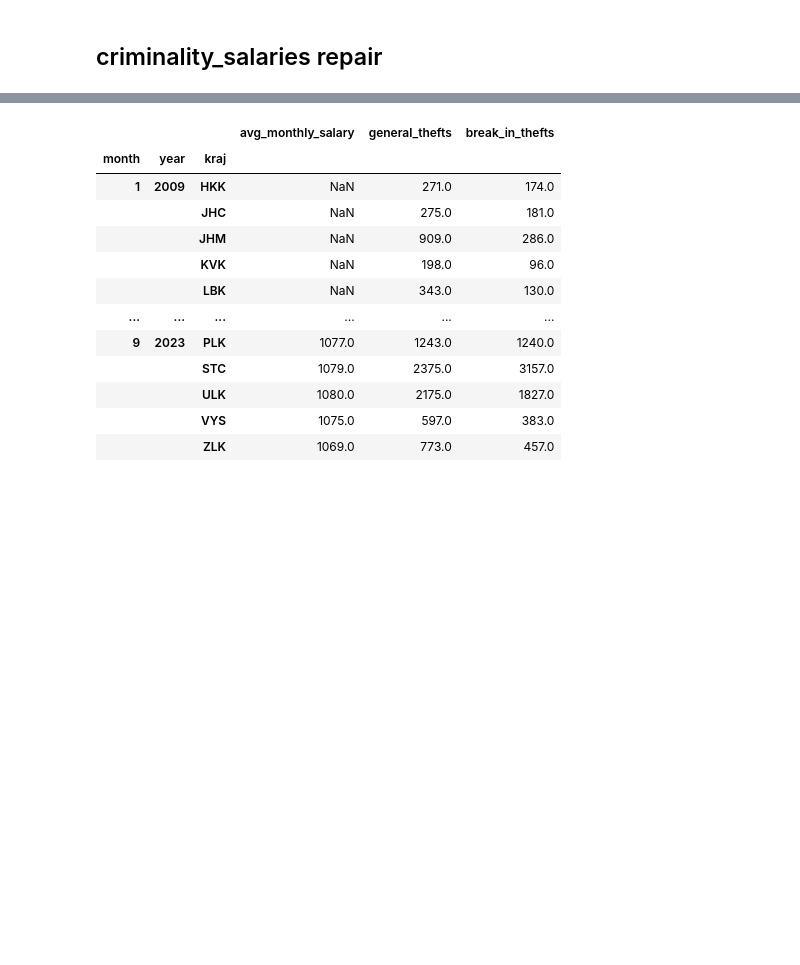
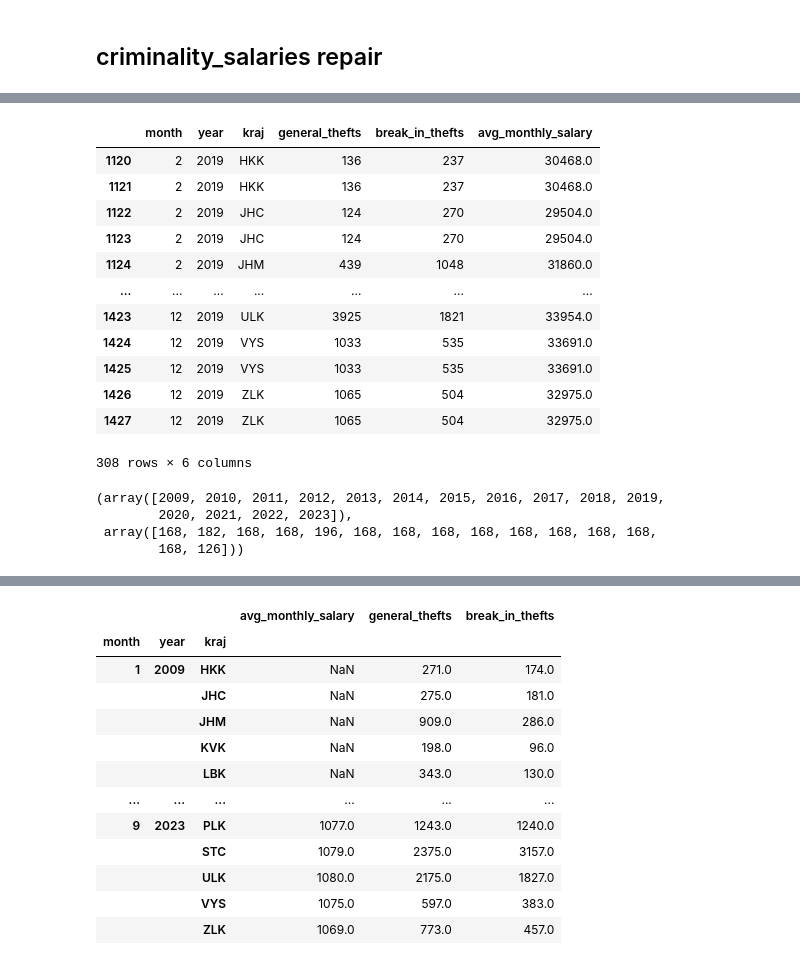
Before and after one commit to DianaKorladinova/SAN_Unemployment_Refugees, a Jupyter notebook: mlynatom/data_preprocessing/final_data_process.ipynb, the cells around one changed output, grey strips where cells are left out. Cells and saved outputs as stored; diff of their text form; code cells hidden in the pictures; blank space fills up the shorter version.

```diff
--- a/mlynatom/data_preprocessing/final_data_process.ipynb
+++ b/mlynatom/data_preprocessing/final_data_process.ipynb
@@ -194,0 +199,3 @@ df
+# %%
+df.set_index(keys=["month", "year", "kraj"], inplace=True)
+df
@@ -194,0 +217,27 @@ df
+# %%
+duplicates = df[df.index.duplicated(keep=False)]
+duplicates.reset_index(inplace=True)
+duplicates[duplicates.year == 2019]
+# %% [output]
+|  | month | year | kraj | general_thefts | break_in_thefts | avg_monthly_salary |
+| 1120 | 2 | 2019 | HKK | 136 | 237 | 30468.0 |
+| 1121 | 2 | 2019 | HKK | 136 | 237 | 30468.0 |
+| 1122 | 2 | 2019 | JHC | 124 | 270 | 29504.0 |
+| 1123 | 2 | 2019 | JHC | 124 | 270 | 29504.0 |
+| 1124 | 2 | 2019 | JHM | 439 | 1048 | 31860.0 |
+| ... | ... | ... | ... | ... | ... | ... |
+| 1423 | 12 | 2019 | ULK | 3925 | 1821 | 33954.0 |
+| 1424 | 12 | 2019 | VYS | 1033 | 535 | 33691.0 |
+| 1425 | 12 | 2019 | VYS | 1033 | 535 | 33691.0 |
+| 1426 | 12 | 2019 | ZLK | 1065 | 504 | 32975.0 |
+| 1427 | 12 | 2019 | ZLK | 1065 | 504 | 32975.0 |
+308 rows × 6 columns
+# %%
+dropped_df = df.drop_duplicates()
+dropped_df.reset_index(inplace=True)
+np.unique(dropped_df.year, return_counts=True)
+# %% [output]
+(array([2009, 2010, 2011, 2012, 2013, 2014, 2015, 2016, 2017, 2018, 2019,
+        2020, 2021, 2022, 2023]),
+ array([168, 182, 168, 168, 196, 168, 168, 168, 168, 168, 168, 168, 168,
+        168, 126]))
```
Also changed, not shown: parts of 10 cells of this notebook, 2 other files.
